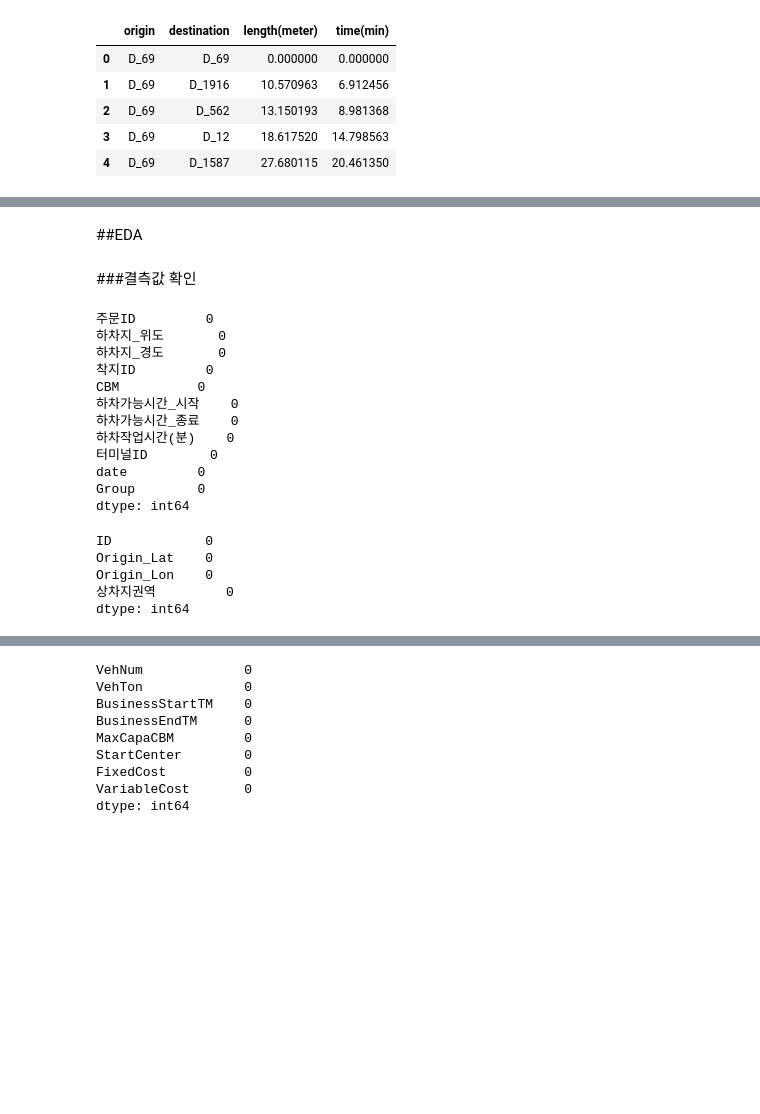
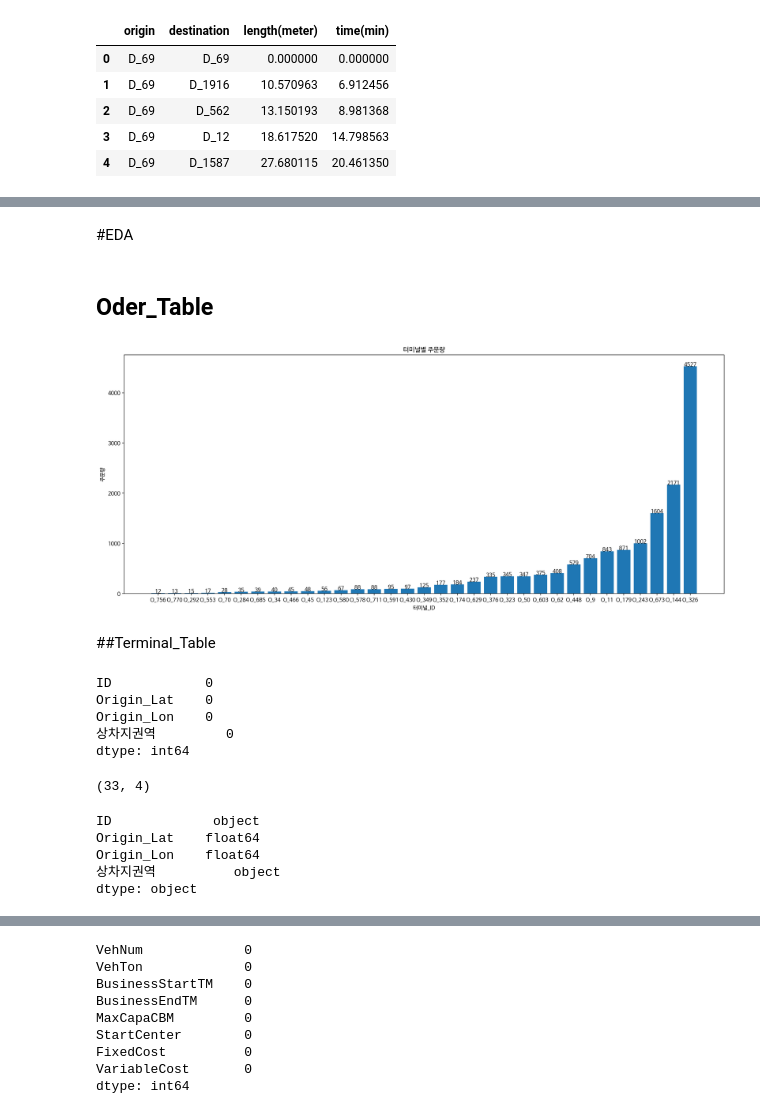
Before and after one commit to wonwookim/cj_challenge, a Jupyter notebook: cj_challenge_eda.ipynb, the cells around one changed output, grey strips where cells are left out. Saved outputs shown, nothing was run; the diff lists cells and outputs as text; code cells hidden in the pictures; blank space fills up the shorter version.

```diff
--- a/cj_challenge_eda.ipynb
+++ b/cj_challenge_eda.ipynb
@@ -40,8 +55,20 @@ import seaborn as sns
 
 import matplotlib.pyplot as plt
 
+
 import googlemaps
 import folium
-my_key = "AIzaSyCvl_s-0JGHFSBbwh0LS6RiKqX--HU69P8"    # 해당 키는 : 구글 본인계정에서 발급 : 현재 키는 한근형
+
+# 해당 키는 : 구글 본인계정에서 발급 : 현재 키는 한근형
+my_key = "AIzaSyCvl_s-0JGHFSBbwh0LS6RiKqX--HU69P8"
 maps = googlemaps.Client(key=my_key)
+
+# 브라우저에서 바로 그려지도록
+%matplotlib inline
+
+# 그래프에 retina display 적용
+%config InlineBackend.figure_format = 'retina'
+
+# Colab 의 한글 폰트 설정
+plt.rc('font', family='NanumBarunGothic')
 # %% [markdown]
@@ -108,3 +115,8 @@ od_table.head(5)
 | 2 | D_69 | D_562 | 13.150193 | 8.981368 |
 | 3 | D_69 | D_12 | 18.617520 | 14.798563 |
 | 4 | D_69 | D_1587 | 27.680115 | 20.461350 |
+# %%
+order_table.rename(columns = {'주문ID' : '주문_ID',
+                              '착지ID' : '착지_ID',
+                              '터미널ID' : '터미널_ID'
+}, inplace = True)
@@ -111,19 +132,6 @@ od_table.head(5)
 # %% [markdown]
-##EDA
+#EDA
-# %% [markdown]
-###결측값 확인
+# %% [markdown]
+## Oder_Table
 # %%
 order_table.isnull().sum()
-# %% [output]
-주문ID         0
-하차지_위도       0
-하차지_경도       0
-착지ID         0
-CBM          0
-하차가능시간_시작    0
-하차가능시간_종료    0
-하차작업시간(분)    0
-터미널ID        0
-date         0
-Group        0
-dtype: int64
@@ -129,0 +142,2 @@ dtype: int64
+# %%
+terminal_ot = order_table[['터미널_ID','주문_ID']].groupby('터미널_ID').count().sort_values('주문_ID')
@@ -130,3 +146,17 @@ dtype: int64
+# %%
+index = terminal_ot.index
+count = terminal_ot['주문_ID']
+plt.figure(figsize = (20,8))
+plt.bar(index, count)
+plt.title('터미널별 주문량')
+plt.xlabel('터미널_ID')
+plt.ylabel('주문량')
+for i, v in enumerate(index):
+  plt.text(v, count[v],count[v], horizontalalignment = 'center')
+# %% [output]
+[figure, added]
+# %% [markdown]
+##Terminal_Table
 # %%
 terminal_table.isnull().sum()
 # %% [output]
@@ -135,3 +165,15 @@ Origin_Lat    0
 Origin_Lon    0
 상차지권역         0
 dtype: int64
+# %%
+terminal_table.shape ##33개의 터미널 존재
+# %% [output]
+(33, 4)
+# %%
+terminal_table.dtypes
+# %% [output]
+ID             object
+Origin_Lat    float64
+Origin_Lon    float64
+상차지권역          object
+dtype: object
```
Also changed, not shown: parts of 30 cells of this notebook.
